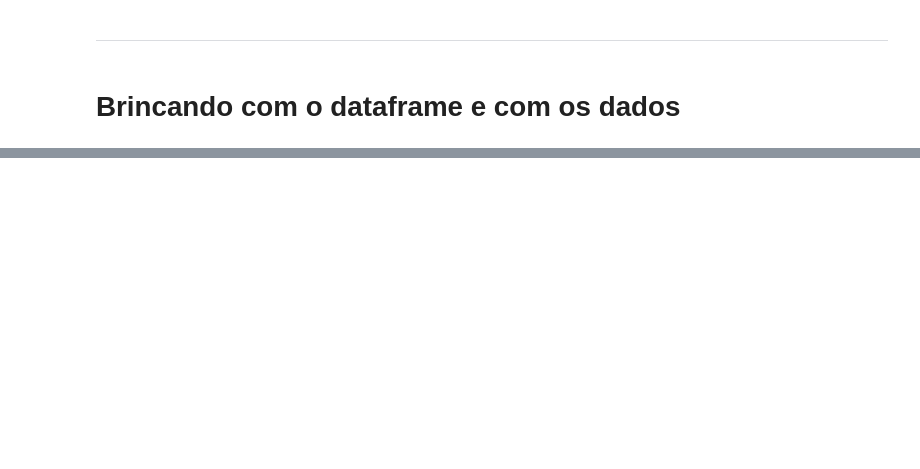
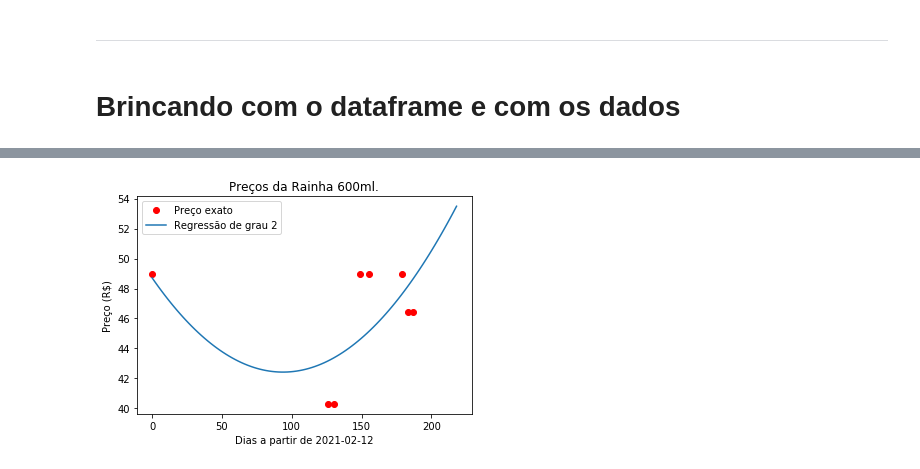
Before and after one commit to d-nct/cachaca, a Jupyter notebook: Cachaça.ipynb, the cells around one changed output, grey strips where cells are left out. Drawn from its saved outputs; the diff is of its cells as text; code cells hidden in the pictures; blank space fills up the shorter version.

```diff
--- a/Cachaça.ipynb
+++ b/Cachaça.ipynb
@@ -13,6 +23,3 @@ import schedule
 # Atualizando nossos dados
 
 Aqui adicionaremos os preços de hoje ao nosso banco de dados, caso ainda não tenha sido adicionado.
-# %%
-preços = pega_todos_os_preços(cachacas, verbose=True)
-sarava(preços, dia=hoje())
@@ -38,3 +26,5 @@ sarava(preços, dia=hoje())
+# %%
+escavador = Escavador('katia.csv', pesquisar_preços_agora=False)
 # %% [markdown]
 ## Atualização diária
 
@@ -99,0 +57,3 @@ def filtro_repetidas(df, salvar=True, path='katia.csv'):
+# %%
+coração = escavador.coração()
+coração
@@ -99,0 +78,39 @@ def filtro_repetidas(df, salvar=True, path='katia.csv'):
+# %%
+def distância_em_dias(d: str, d_ref=datetime.date(2021, 2, 12)) -> int:
+    """Retorna a distância, em dias, ao valor de referência (2021-02-12 : 12 de fevereiro de 2021).
+    """
+    def str_to_datetime(data):
+        ano, mes, dia = d.split('-')
+        return datetime.date(int(ano), int(mes), int(dia))
+
+    if isinstance(d_ref, str):
+        d_ref = str_to_datetime(d_ref)
+
+    d = str_to_datetime(d)
+    dist = abs(d_ref - d)
+    return dist.days
+
+def plot_row(escavador, col: int, graus: int):
+    """Plota os preços da coluna indicada, com uma regressão polinomial.
+    """
+    coração = escavador.coração() # tiramos o url e o nome da cachaça
+    inicio_moritonamento = coração.columns[0]
+    dados = {distância_em_dias(x): y for x, y in zip(coração.columns, coração.iloc[col,:]) if y > 0} # os dados da linha
+    dxs, dys = list(dados.keys()), list(dados.values())  # em forma de lista
+
+    # Agora vamos construir a regressão polinomial
+    plt.plot(dxs, dys, 'ro', label='Preço exato') # controle
+    f_reg = reg.reg_poly(dxs, dys, graus)
+    xs = np.linspace(0, dxs[-1]+31, num=100)
+    ys = f_reg(xs)
+
+    # E ao plot
+    plt.plot(xs, ys, label=f'Regressão de grau {graus}')
+    plt.title(f"Preços da {escavador.df.iloc[col][0]}.")
+    plt.xlabel(f"Dias a partir de {inicio_moritonamento}")
+    plt.ylabel("Preço (R$)")
+    plt.legend()
+# %%
+plot_row(escavador, 12, 2)
+# %% [output]
+[figure, added]
```
Also changed, not shown: parts of 11 cells of this notebook, 2 other files.
